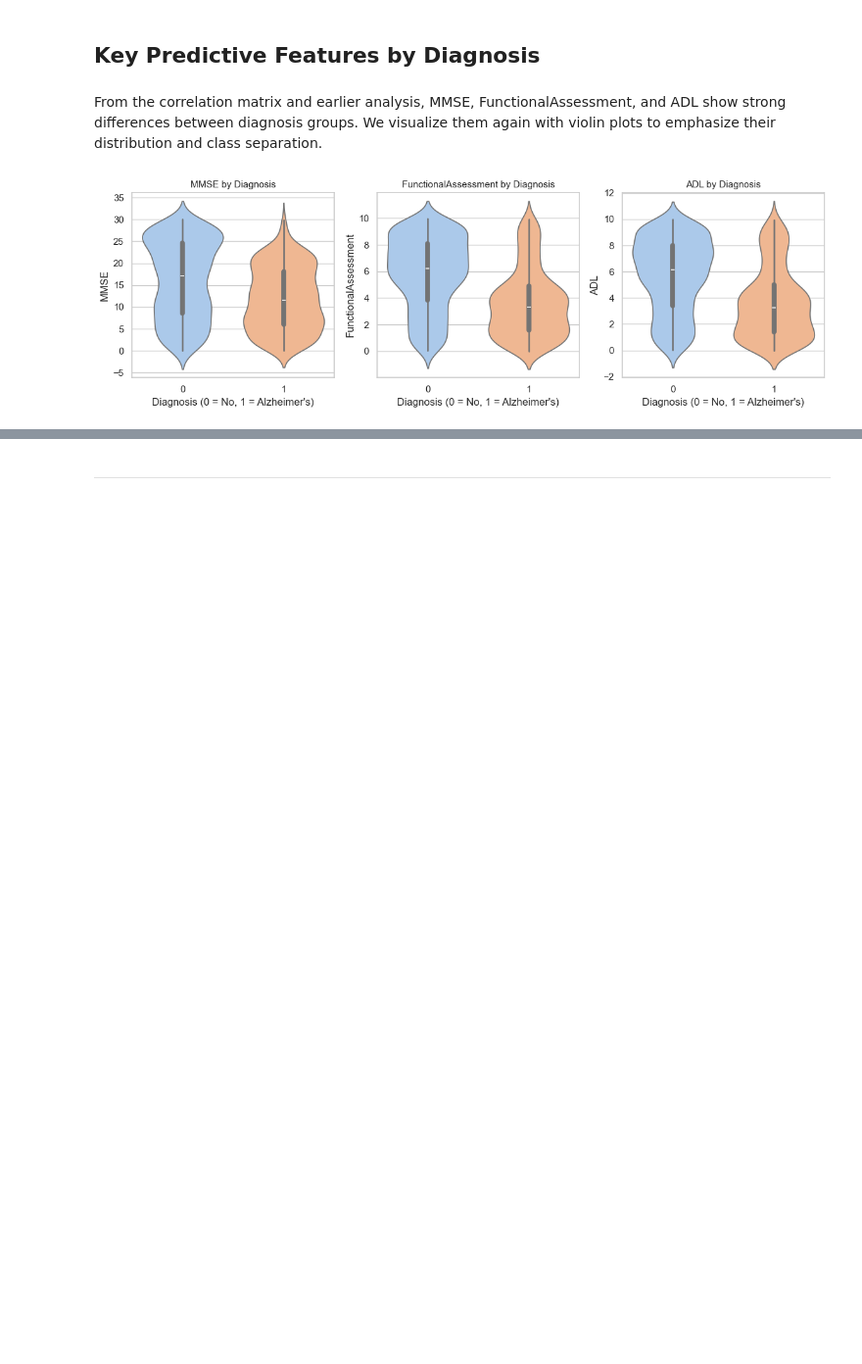
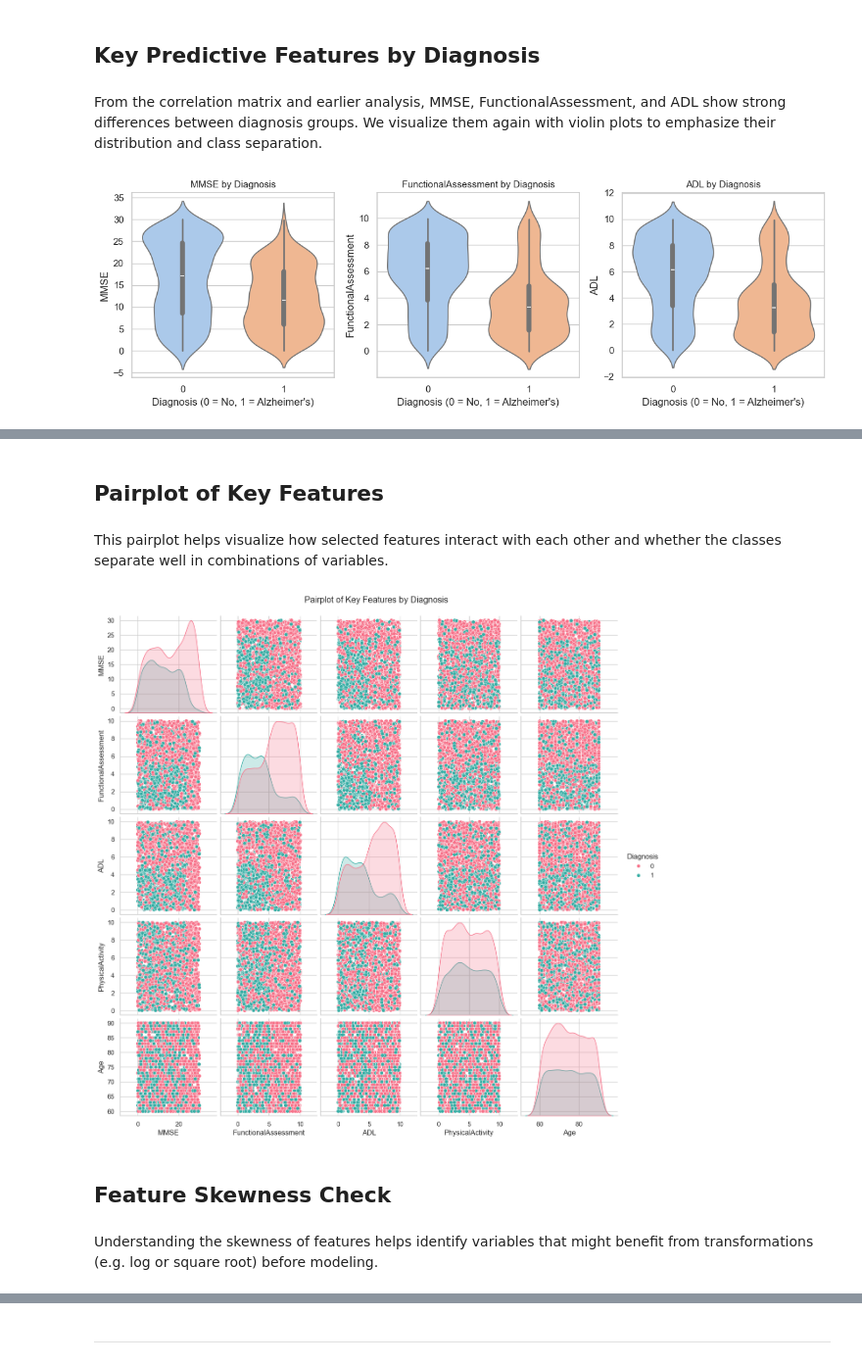
Before and after one commit to FeliciaFavrholdt/BI_EXAM, a Jupyter notebook: Analysis/notebooks/03_Exploratory_Data_Analysis.ipynb, the cells around one changed output, grey strips where cells are left out. Shown at 98% size. Saved outputs shown, nothing was run; the diff lists cells and outputs as text; code cells hidden in the pictures; blank space fills up the shorter version.

```diff
--- a/Analysis/notebooks/03_Exploratory_Data_Analysis.ipynb
+++ b/Analysis/notebooks/03_Exploratory_Data_Analysis.ipynb
@@ -456,24 +374,0 @@ Lifestyle features such as diet, exercise, and sleep are often linked to brain h
-# %%
-import matplotlib.pyplot as plt
-import seaborn as sns
-
-# Define lifestyle-related features
-lifestyle_features = ["PhysicalActivity", "DietQuality", "SleepQuality", "AlcoholConsumption"]
-
-# Set Seaborn theme
-sns.set(style="whitegrid")
-
-# Create 2x2 subplots
-fig, axes = plt.subplots(2, 2, figsize=(14, 8))
-axes = axes.flatten()  # Flatten the 2D array of axes for easy iteration
-
-# Plot each feature
-for idx, feature in enumerate(lifestyle_features):
-    sns.boxplot(data=df, x="Diagnosis", y=feature, palette="pastel", ax=axes[idx])
-    axes[idx].set_title(f"{feature} by Diagnosis", fontsize=12)
-    axes[idx].set_xlabel("Diagnosis (0 = No, 1 = Alzheimer's)")
-    axes[idx].set_ylabel(feature)
-
-# Adjust layout
-plt.tight_layout()
-plt.show()
@@ -606,0 +384,15 @@ dtype: float64
+# %% [markdown]
+## Pairplot of Key Features
+# %% [markdown]
+This pairplot helps visualize how selected features interact with each other and whether the classes separate well in combinations of variables.
+# %%
+selected = ["MMSE", "FunctionalAssessment", "ADL", "PhysicalActivity", "Age", "Diagnosis"]
+sns.pairplot(df[selected], hue="Diagnosis", palette="husl")
+plt.suptitle("Pairplot of Key Features by Diagnosis", y=1.02)
+plt.show()
+# %% [output]
+[figure, added]
+# %% [markdown]
+## Feature Skewness Check
+# %% [markdown]
+Understanding the skewness of features helps identify variables that might benefit from transformations (e.g. log or square root) before modeling.
```
Also changed, not shown: parts of 32 cells of this notebook.
